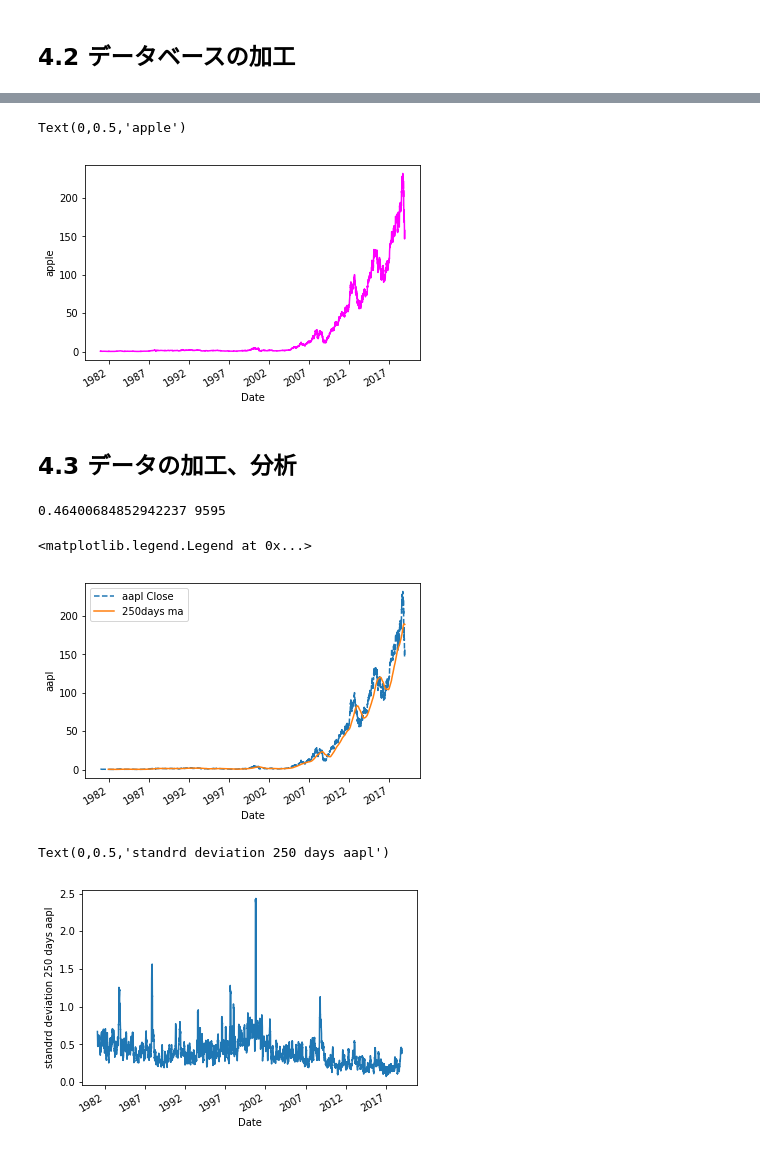
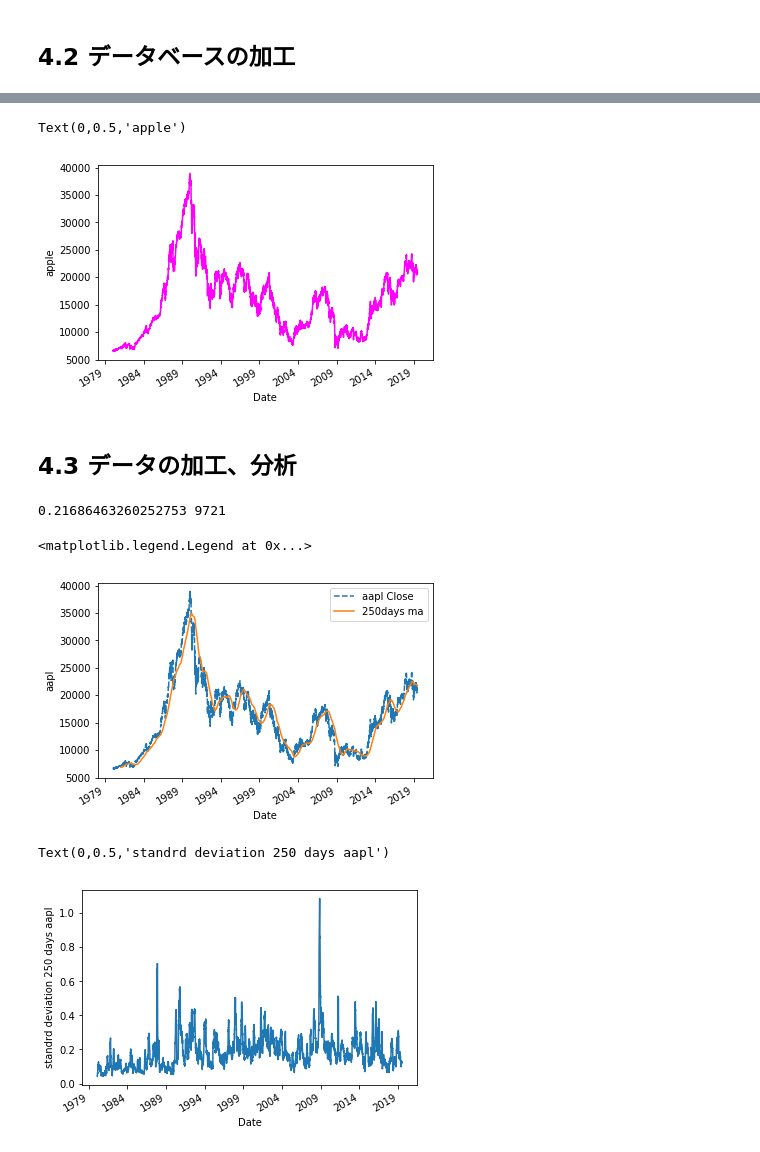
Before and after one commit to innovation1005/python3-for-system-trade, a Jupyter notebook: 360/pan4.ipynb, the cells around one changed output, grey strips where cells are left out. Drawn from its saved outputs; the diff is of its cells as text; code cells hidden in the pictures.

```diff
--- a/360/pan4.ipynb
+++ b/360/pan4.ipynb
@@ -35,3 +35,9 @@ Text(0,0.5,'N225 index')
 [figure]
 # %% [markdown]
 plt.show()を追加することにより出力の仕方が変わりました。
+# %%
+import datetime
+end=datetime.datetime.now()
+start="1970/1/3"
+price = web.DataReader("^N225", 'yahoo',start,end)
+price.head()
@@ -52,8 +76,3 @@ Text(0,0.5,'correlation')
-# %%
-import datetime
-end=datetime.datetime.now()
-start="1980/1/1"
-price = web.DataReader("AAPL", 'yahoo',start,end)
 # %%
 price1=price.loc["1990/1/1":]#ixの停止によりlocに変更
 price1.Close.plot(color='green')
@@ -131,7 +150,7 @@ price.resample('A').Close.plot(color='magenta')
 plt.ylabel('apple')
 # %% [output]
 Text(0,0.5,'apple')
-[figure, old version]
+[figure, new version]
 # %% [markdown]
 ## 4.3 データの加工、分析
 # %%
@@ -140,7 +159,7 @@ dp=np.log(price.Close).diff()
 vol=dp.std()*np.sqrt(250)
 print(vol,len(price))
 # %% [output]
-0.46400684852942237 9595
+0.21686463260252753 9721
 # %%
 import pandas as pd
 ma=pd.Series.rolling(price.Close,window=250).mean()
@@ -150,10 +169,10 @@ plt.ylabel('aapl')
 plt.legend()
 # %% [output]
 <matplotlib.legend.Legend at 0x...>
-[figure, old version]
+[figure, new version]
 # %%
 (pd.Series.rolling(np.log(price.Close).diff().dropna(),window=25).std()*np.sqrt(250)).plot()
-plt.ylabel('standrd deviation 250 days aapl')
+plt.ylabel('standrd deviation 250 days n225')
 # %% [output]
 Text(0,0.5,'standrd deviation 250 days aapl')
-[figure, old version]
+[figure, new version]
```
Also changed, not shown: parts of 7 cells of this notebook.
